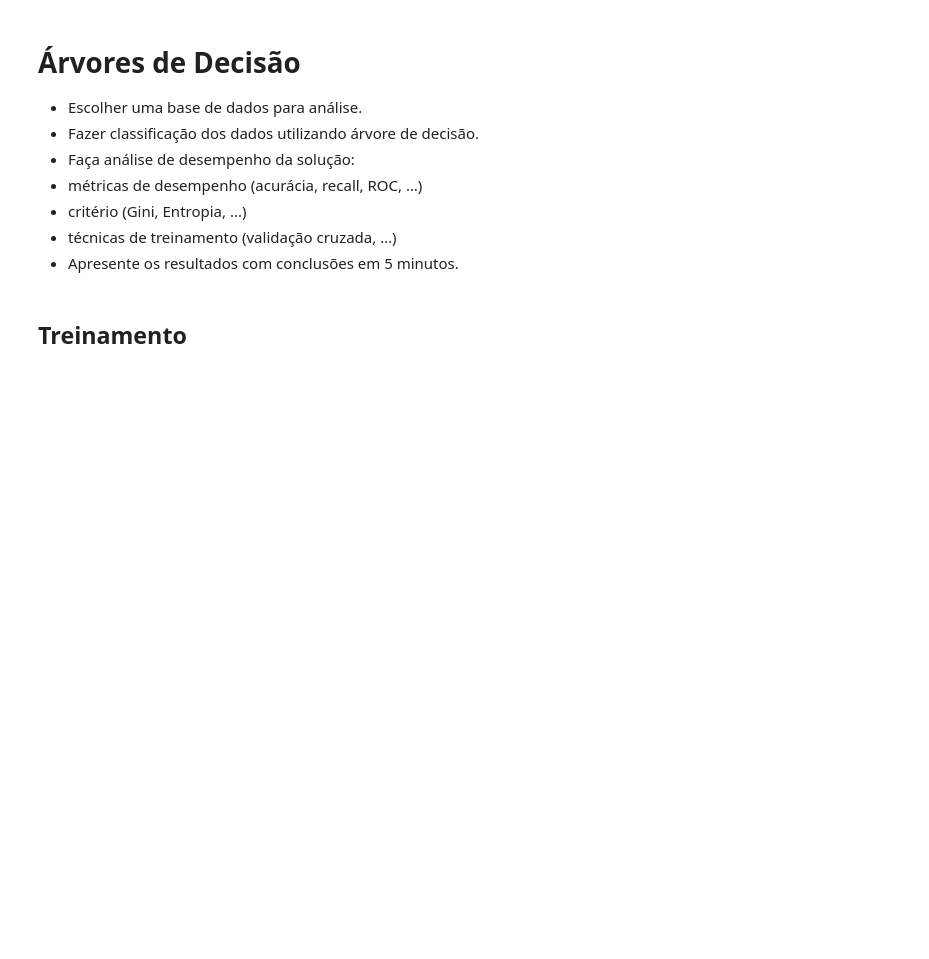
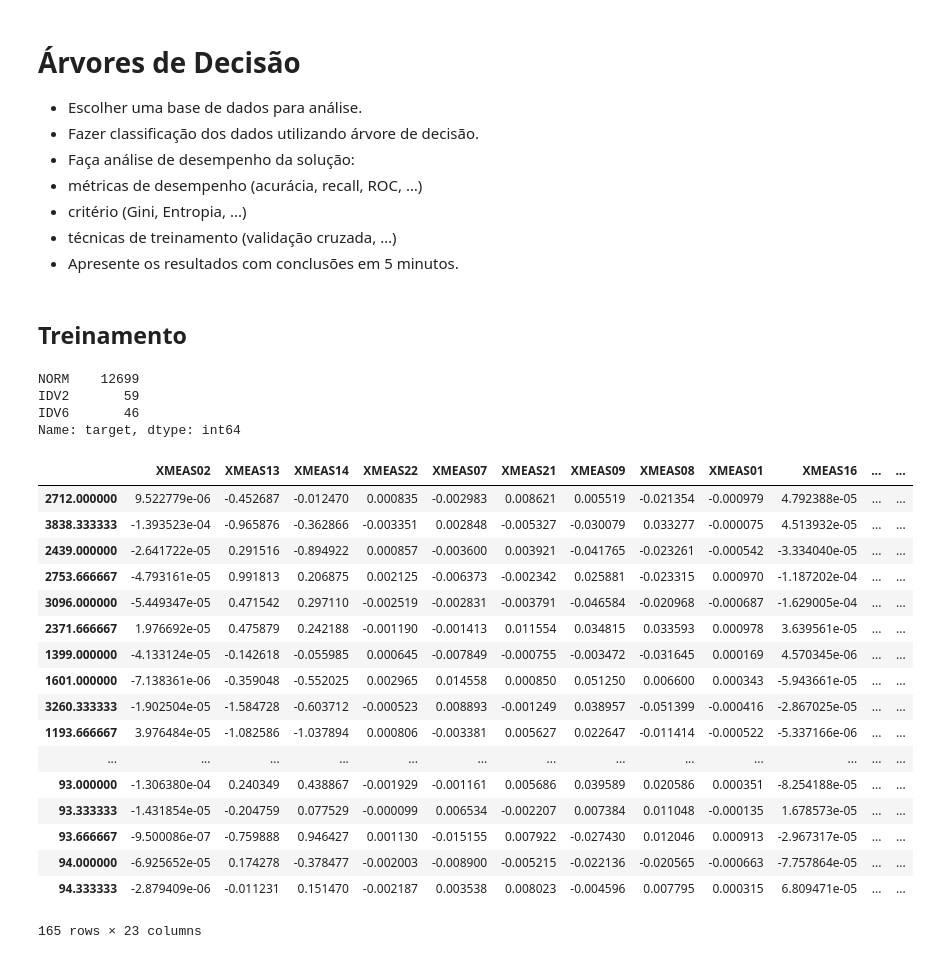
Before and after one commit to ruteee/process-state-decision, a Jupyter notebook: Trabalho Árvores de Decisão.ipynb, the cells around one changed output. Drawn from its saved outputs; the diff is of its cells as text; code cells hidden in the pictures; blank space fills up the shorter version.

```diff
--- a/Trabalho Árvores de Decisão.ipynb
+++ b/Trabalho Árvores de Decisão.ipynb
@@ -25,0 +41,7 @@ from sklearn import datasets
+# %%
+data['target'].value_counts()
+# %% [output]
+NORM    12699
+IDV2       59
+IDV6       46
+Name: target, dtype: int64
@@ -25,0 +50,25 @@ from sklearn import datasets
+# %%
+data_norm = data[data['target'] == "NORM"]
+data_balanced = data_norm.sample(n=60)
+data_balanced = data_balanced.append(data[data['target'] == "IDV6"])
+data_balanced = data_balanced.append(data[data['target'] == "IDV2"])
+data_balanced
+# %% [output]
+|  | XMEAS02 | XMEAS13 | XMEAS14 | XMEAS22 | XMEAS07 | XMEAS21 | XMEAS09 | XMEAS08 | XMEAS01 | XMEAS16 | ... | ... |
+| 2712.000000 | 9.522779e-06 | -0.452687 | -0.012470 | 0.000835 | -0.002983 | 0.008621 | 0.005519 | -0.021354 | -0.000979 | 4.792388e-05 | ... | ... |
+| 3838.333333 | -1.393523e-04 | -0.965876 | -0.362866 | -0.003351 | 0.002848 | -0.005327 | -0.030079 | 0.033277 | -0.000075 | 4.513932e-05 | ... | ... |
+| 2439.000000 | -2.641722e-05 | 0.291516 | -0.894922 | 0.000857 | -0.003600 | 0.003921 | -0.041765 | -0.023261 | -0.000542 | -3.334040e-05 | ... | ... |
+| 2753.666667 | -4.793161e-05 | 0.991813 | 0.206875 | 0.002125 | -0.006373 | -0.002342 | 0.025881 | -0.023315 | 0.000970 | -1.187202e-04 | ... | ... |
+| 3096.000000 | -5.449347e-05 | 0.471542 | 0.297110 | -0.002519 | -0.002831 | -0.003791 | -0.046584 | -0.020968 | -0.000687 | -1.629005e-04 | ... | ... |
+| 2371.666667 | 1.976692e-05 | 0.475879 | 0.242188 | -0.001190 | -0.001413 | 0.011554 | 0.034815 | 0.033593 | 0.000978 | 3.639561e-05 | ... | ... |
+| 1399.000000 | -4.133124e-05 | -0.142618 | -0.055985 | 0.000645 | -0.007849 | -0.000755 | -0.003472 | -0.031645 | 0.000169 | 4.570345e-06 | ... | ... |
+| 1601.000000 | -7.138361e-06 | -0.359048 | -0.552025 | 0.002965 | 0.014558 | 0.000850 | 0.051250 | 0.006600 | 0.000343 | -5.943661e-05 | ... | ... |
+| 3260.333333 | -1.902504e-05 | -1.584728 | -0.603712 | -0.000523 | 0.008893 | -0.001249 | 0.038957 | -0.051399 | -0.000416 | -2.867025e-05 | ... | ... |
+| 1193.666667 | 3.976484e-05 | -1.082586 | -1.037894 | 0.000806 | -0.003381 | 0.005627 | 0.022647 | -0.011414 | -0.000522 | -5.337166e-06 | ... | ... |
+| ... | ... | ... | ... | ... | ... | ... | ... | ... | ... | ... | ... | ... |
+| 93.000000 | -1.306380e-04 | 0.240349 | 0.438867 | -0.001929 | -0.001161 | 0.005686 | 0.039589 | 0.020586 | 0.000351 | -8.254188e-05 | ... | ... |
+| 93.333333 | -1.431854e-05 | -0.204759 | 0.077529 | -0.000099 | 0.006534 | -0.002207 | 0.007384 | 0.011048 | -0.000135 | 1.678573e-05 | ... | ... |
+| 93.666667 | -9.500086e-07 | -0.759888 | 0.946427 | 0.001130 | -0.015155 | 0.007922 | -0.027430 | 0.012046 | 0.000913 | -2.967317e-05 | ... | ... |
+| 94.000000 | -6.925652e-05 | 0.174278 | -0.378477 | -0.002003 | -0.008900 | -0.005215 | -0.022136 | -0.020565 | -0.000663 | -7.757864e-05 | ... | ... |
+| 94.333333 | -2.879409e-06 | -0.011231 | 0.151470 | -0.002187 | 0.003538 | 0.008023 | -0.004596 | 0.007795 | 0.000315 | 6.809471e-05 | ... | ... |
+165 rows × 23 columns
```
Also changed, not shown: parts of 10 cells of this notebook, 4 other files.
